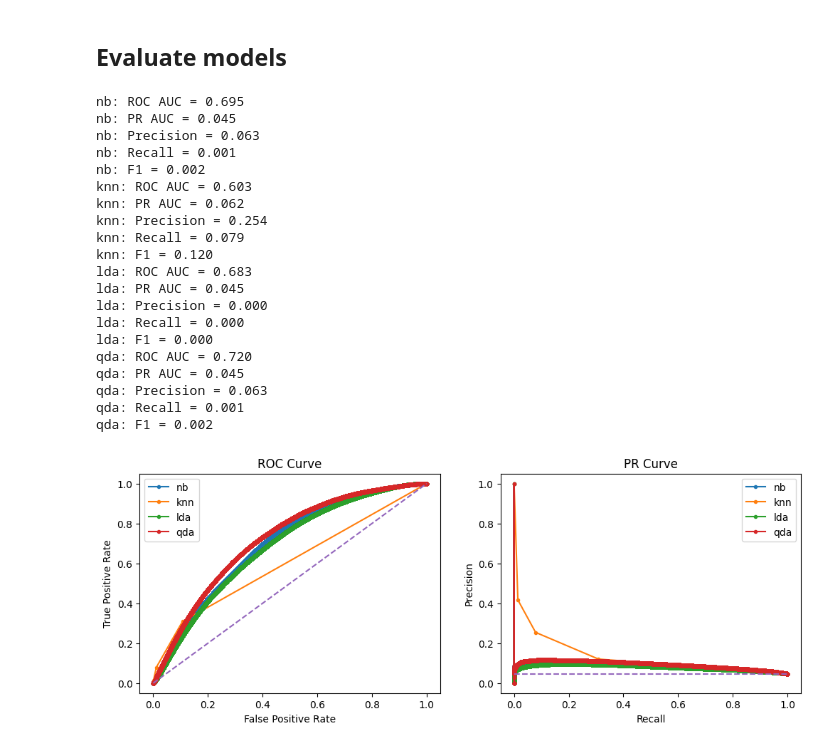
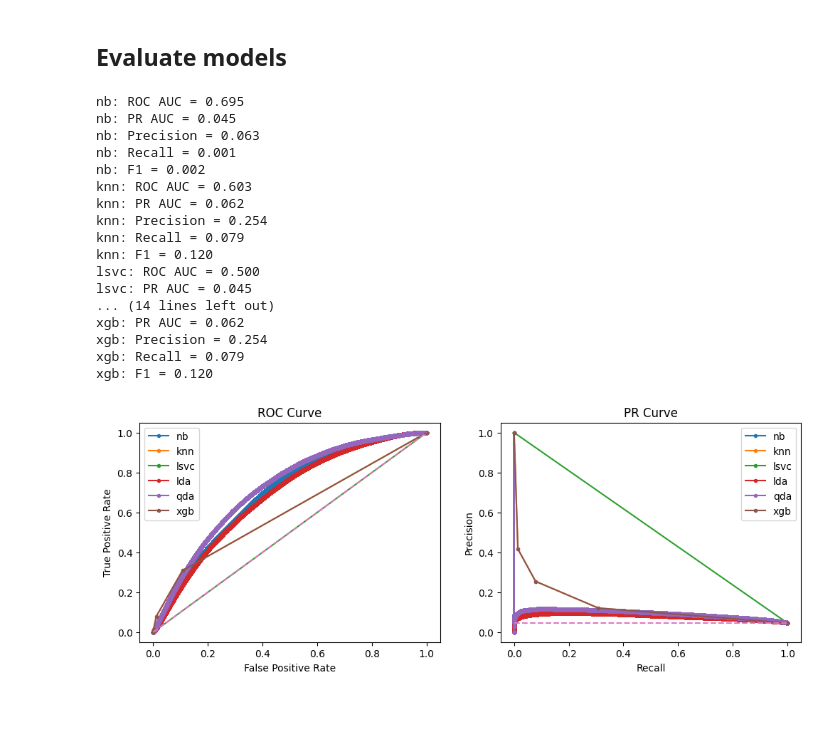
Before and after one commit to HaotingS/dsa4262_project, a Jupyter notebook: notebooks/modeling_yeejet.ipynb, the cells around one changed output. Saved outputs shown, nothing was run; the diff lists cells and outputs as text; code cells hidden in the pictures; blank space fills up the shorter version.

Commit message:
update modeling

```diff
--- a/notebooks/modeling_yeejet.ipynb
+++ b/notebooks/modeling_yeejet.ipynb
@@ -307,0 +319,4 @@ pr_curves.append(precision_recall_curve(yte, yhat1_probs))
+# %%
+# model = XGBClassifier()  # init model
+model.load_model(os.path.join(MODEL_DIR, 'xgb.model'))
+print(model)
@@ -307,0 +331,4 @@ pr_curves.append(precision_recall_curve(yte, yhat1_probs))
+# %%
+yhat_probs = model.predict_proba(Xte, iteration_range=(0, model.best_iteration + 1))
+yhat = model.predict(Xte, iteration_range=(0, model.best_iteration + 1))
+yhat1_probs = yhat_probs[:, 1]
@@ -308,3 +341,20 @@ pr_curves.append(precision_recall_curve(yte, yhat1_probs))
+# %%
+with open(os.path.join(MODEL_DIR, 'knn_yhat_probs.pickle'), 'rb') as f:
+    yhat_probs = pickle.load(f)
+
+with open(os.path.join(MODEL_DIR, 'knn_yhat.pickle'), 'rb') as f:
+    yhat = pickle.load(f)
+
+yhat1_probs = yhat_probs[:, 1]
+# %%
+models.append('xgb')
+roc_aucs.append(roc_auc_score(yte, yhat1_probs))
+pr_aucs.append(average_precision_score(yte, yhat))
+precisions.append(precision_score(yte, yhat))
+recalls.append(recall_score(yte, yhat))
+f1s.append(f1_score(yte, yhat))
+roc_curves.append(roc_curve(yte, yhat1_probs))
+pr_curves.append(precision_recall_curve(yte, yhat1_probs))
 # %% [markdown]
 ## Evaluate models
 # %%
@@ -321,62 +371,59 @@ random_fpr, random_tpr, _ = roc_curve(yte, random_yhat_probs)
 # roc_curve(yte, yhat1_probs)
 # precision_recall_curve(yte, yhat1_probs)
 
-for model, roc_auc, pr_auc, precision, recall, f1, roc_curve, pr_curve in zip(models, roc_aucs, pr_aucs, precisions, recalls, f1s, roc_curves, pr_curves):
-    print(f'{model}: ROC AUC = {roc_auc:.3f}')
-    print(f'{model}: PR AUC = {pr_auc:.3f}')
-    print(f'{model}: Precision = {precision:.3f}')
-    print(f'{model}: Recall = {recall:.3f}')
-    print(f'{model}: F1 = {f1:.3f}')
+for _model, _roc_auc, _pr_auc, _precision, _recall, _f1, _roc_curve, _pr_curve in zip(models, roc_aucs, pr_aucs, precisions, recalls, f1s, roc_curves, pr_curves):
+    print(f'{_model}: ROC AUC = {_roc_auc:.3f}')
+    print(f'{_model}: PR AUC = {_pr_auc:.3f}')
+    print(f'{_model}: Precision = {_precision:.3f}')
+    print(f'{_model}: Recall = {_recall:.3f}')
+    print(f'{_model}: F1 = {_f1:.3f}')
 
 
     # ROC
-    fpr, tpr, _ = roc_curve
+    fpr, tpr, _ = _roc_curve
 
     plt.subplot(1, 2, 1)
-    plt.plot(fpr, tpr, marker='.', label=model)
+    plt.plot(fpr, tpr, marker='.', label=_model)
 
     plt.title('ROC Curve')
     plt.xlabel('False Positive Rate')
     plt.ylabel('True Positive Rate')
     plt.legend()
 
 
     # PR
-    precision, recall, _ = pr_curve
+    precision, recall, _ = _pr_curve
 
     plt.subplot(1, 2, 2)
     no_skill = len(yte[yte==1]) / len(yte)
-    plt.plot(recall, precision, marker='.', label=model)
+    plt.plot(recall, precision, marker='.', label=_model)
 
     plt.title('PR Curve')
     plt.xlabel('Recall')
     plt.ylabel('Precision')
     plt.legend()
 
 plt.subplot(1, 2, 1)
 plt.plot(random_fpr, random_tpr, linestyle='--', label='Random')
 plt.subplot(1, 2, 2)
 plt.plot([0, 1], [no_skill, no_skill], linestyle='--', label='Random')
 plt.show()
 # %% [output]
 nb: ROC AUC = 0.695
 nb: PR AUC = 0.045
 nb: Precision = 0.063
 nb: Recall = 0.001
 nb: F1 = 0.002
 knn: ROC AUC = 0.603
 knn: PR AUC = 0.062
 knn: Precision = 0.254
 knn: Recall = 0.079
 knn: F1 = 0.120
-lda: ROC AUC = 0.683
-lda: PR AUC = 0.045
-lda: Precision = 0.000
-lda: Recall = 0.000
-lda: F1 = 0.000
-qda: ROC AUC = 0.720
-qda: PR AUC = 0.045
-qda: Precision = 0.063
-qda: Recall = 0.001
-qda: F1 = 0.002
+lsvc: ROC AUC = 0.500
+lsvc: PR AUC = 0.045
+... (14 lines left out)
+xgb: PR AUC = 0.062
+xgb: Precision = 0.254
+xgb: Recall = 0.079
+xgb: F1 = 0.120
-[figure, old version]
+[figure, new version]
```
Also changed, not shown: parts of 25 cells of this notebook.
